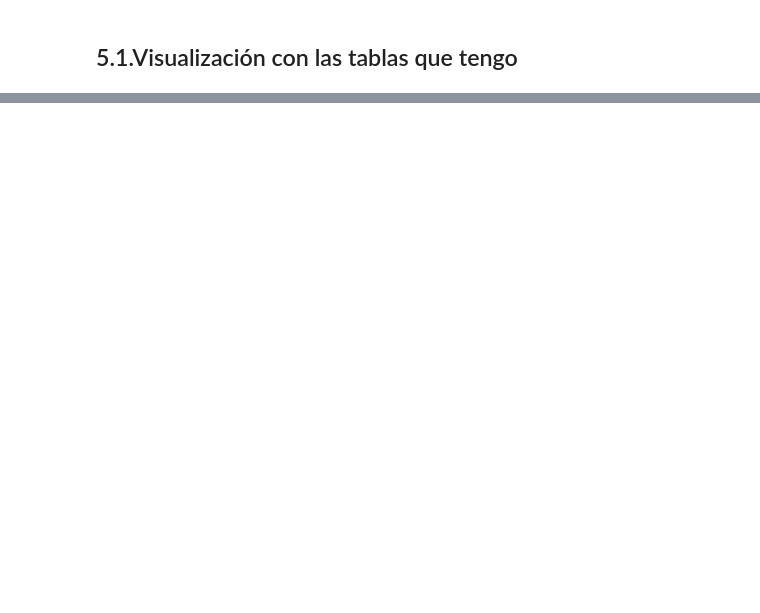
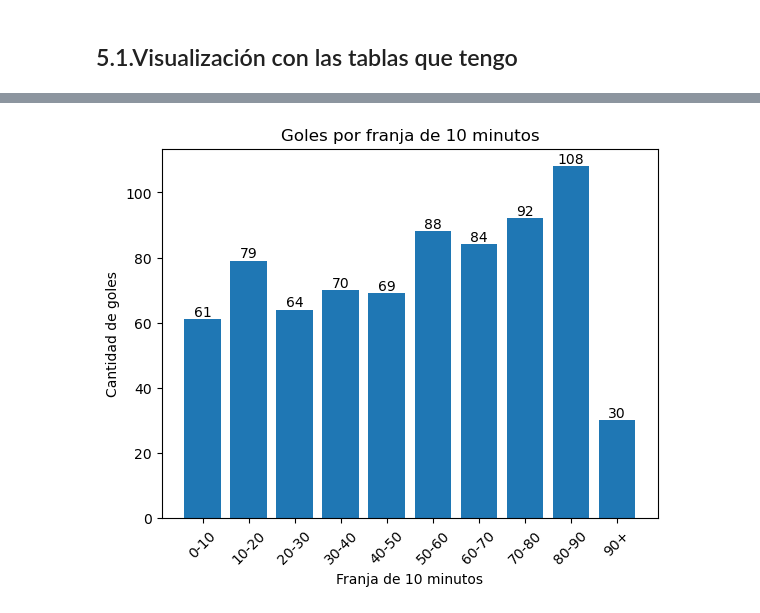
Before and after one commit to heldersa/Proyecto_final_gamma, a Jupyter notebook: main.ipynb, the cells around one changed output, grey strips where cells are left out. Cells and saved outputs as stored; diff of their text form; code cells hidden in the pictures; blank space fills up the shorter version.

```diff
--- a/main.ipynb
+++ b/main.ipynb
@@ -739,0 +706,21 @@ Rayo Ciudad Alcobendas CF
+# %%
+# Agrupar los goles por franja de 10 minutos
+goles_franja = teste1.groupby('goles_por_franja_10min')['id_partido'].count()
+
+# Crear el gráfico de barras
+plt.bar(goles_franja.index, goles_franja.values)
+
+# Agregar etiquetas con el total de goles en cada franja
+for i, v in enumerate(goles_franja.values):
+    plt.text(i, v, str(v), ha='center', va='bottom')
+
+# Personalizar el gráfico
+plt.xlabel('Franja de 10 minutos')
+plt.ylabel('Cantidad de goles')
+plt.title('Goles por franja de 10 minutos')
+plt.xticks(rotation=45)
+
+# Mostrar el gráfico
+plt.show()
+# %% [output]
+[figure, added]
```
Also changed, not shown: parts of 15 cells of this notebook, 1 other file.
